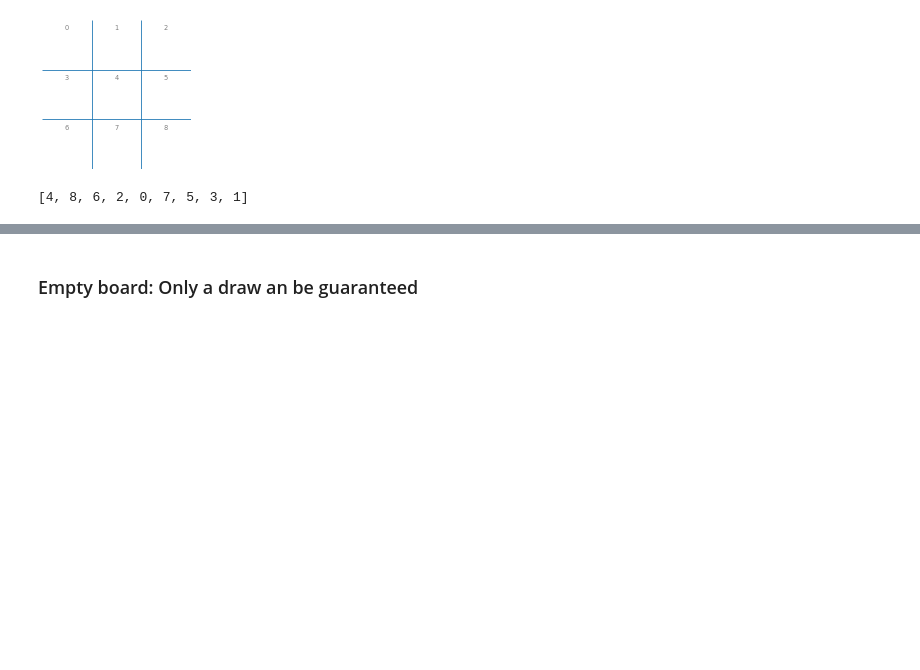
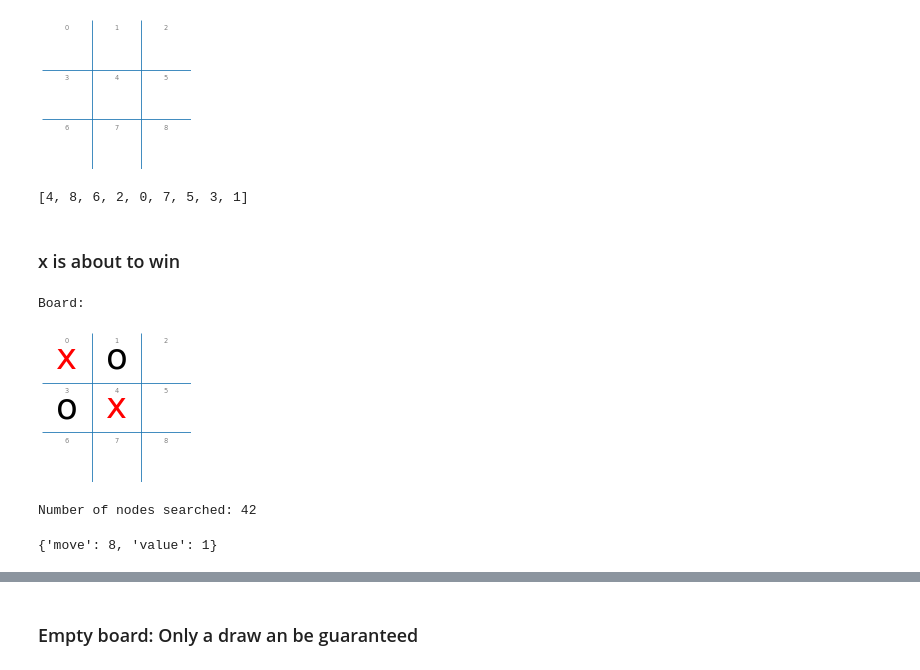
Before and after one commit to ngan23github/Advanced_Artificial_Intelligience_Group, a Jupyter notebook: Lab05/tictactoe_alpha_beta_tree_search.ipynb, the cells around one changed output, grey strips where cells are left out. Saved outputs shown, nothing was run; the diff lists cells and outputs as text; code cells hidden in the pictures; blank space fills up the shorter version.

```diff
--- a/Lab05/tictactoe_alpha_beta_tree_search.ipynb
+++ b/Lab05/tictactoe_alpha_beta_tree_search.ipynb
@@ -399,3 +399,24 @@ actions(board)
 # %% [output]
 [figure]
 [4, 8, 6, 2, 0, 7, 5, 3, 1]
+# %% [markdown]
+### x is about to win
+# %%
+DEBUG = 1
+
+board = empty_board()
+board[0] = 'x'
+board[1] = 'o'
+board[3] = 'o'
+board[4] = 'x'
+
+print("Board:")
+show_board(board)
+
+print()
+%time display(alpha_beta_search(board))
+# %% [output]
+Board:
+[figure, added]
+Number of nodes searched: 42
+{'move': 8, 'value': 1}
```
Also changed, not shown: parts of 15 cells of this notebook, 8 other files.
